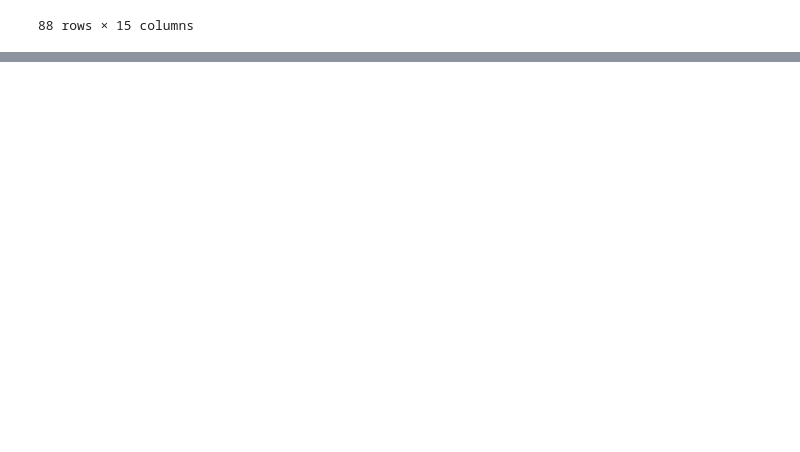
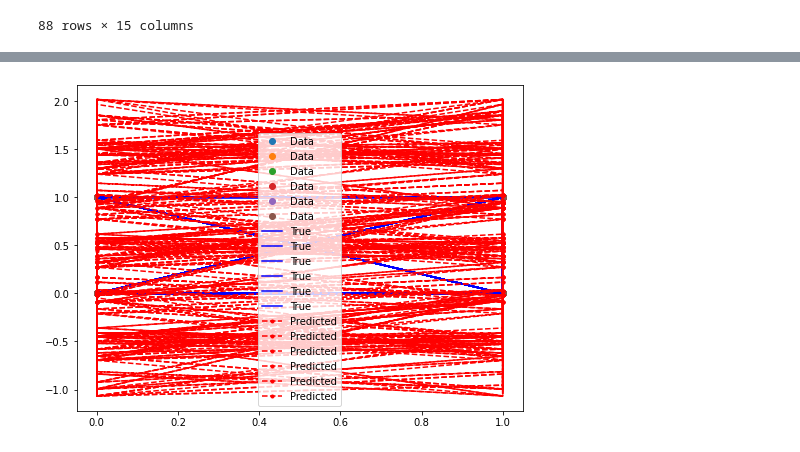
Before and after one commit to JeancarloGeldres/Analysis-Factors-Interns-, a Jupyter notebook: data/fourth_banks.ipynb, the cells around one changed output, grey strips where cells are left out. Cells and saved outputs as stored; diff of their text form; code cells hidden in the pictures; blank space fills up the shorter version.

```diff
--- a/data/fourth_banks.ipynb
+++ b/data/fourth_banks.ipynb
@@ -448,7 +482,7 @@ condiciones = [
     (modelo__bcp["roa"]<0),
     (modelo__bcp["roa"]>=0),
 ]
-opciones = [0, 1]
+opciones = [0.0, 1.0]
 
 # incluir condiciones y opciones
 modelo__bcp["efect_roa"] = np.select(condiciones, opciones)
@@ -474,0 +733,10 @@ See the caveats in the documentation: https://pandas.pydata.org/pandas-docs/stab
+# %%
+exog1 = ['efect_size','efect_cap','efect_loan','efect_dep','efect_prov','efect_pbi']
+endo1 = ['efect_roa']
+X1 = modelo__bcp[exog1]
+y1 = modelo__bcp[endo1]
+X1_train, X1_test, y1_train, y1_test = train_test_split(X1, y1, test_size = 0.2, random_state = 3)
+# %%
+import statsmodels.api as sm
+res2 = sm.OLS(y1_train, X1_train).fit()
+print(res2.summary())
@@ -474,0 +761,13 @@ See the caveats in the documentation: https://pandas.pydata.org/pandas-docs/stab
+# %%
+prstd, iv_l, iv_u = wls_prediction_std(res2)
+
+fig, ax = plt.subplots(figsize=(8,6))
+
+ax.plot(X1_train, y1_test, 'o', label="Data")
+ax.plot(X1_train, y1_train, 'b-', label="True")
+ax.plot(X1_train, res2.fittedvalues, 'r--.', label="Predicted")
+ax.plot(X1_train, iv_u, 'r--')
+ax.plot(X1_train, iv_l, 'r--')
+legend = ax.legend(loc="best")
+# %% [output]
+[figure, added]
```
Also changed, not shown: parts of 24 cells of this notebook, 2 other files.
